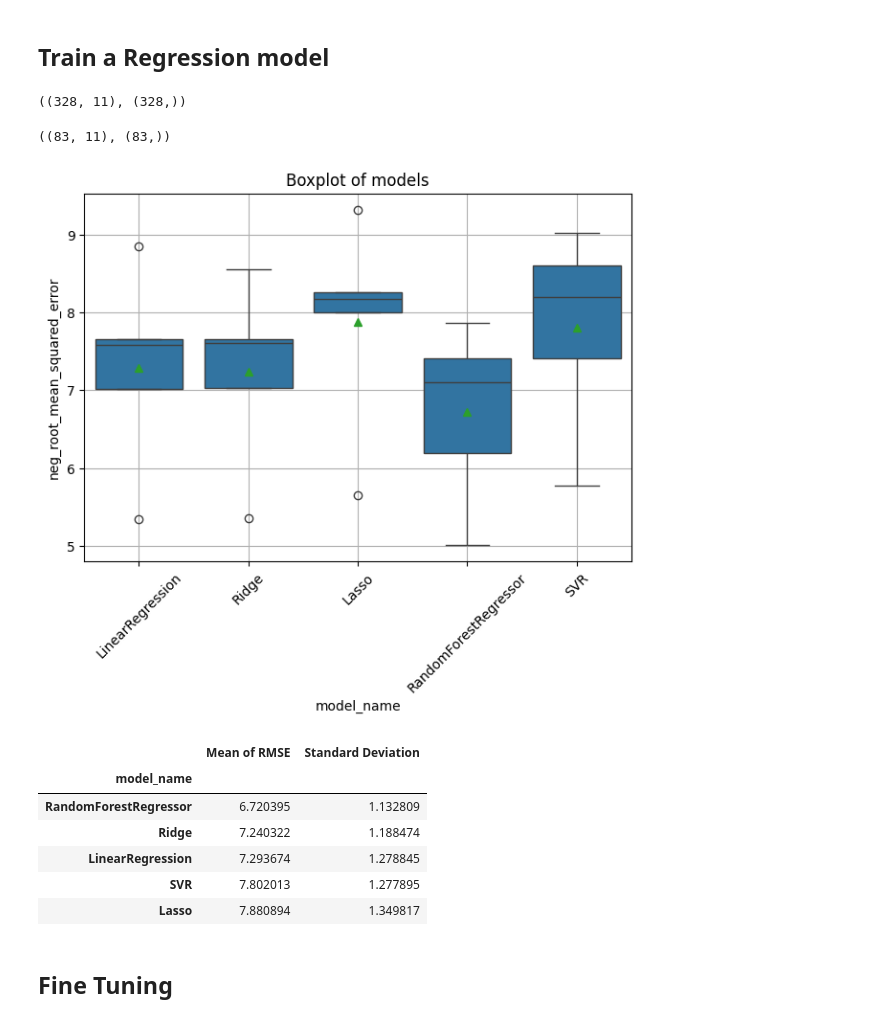
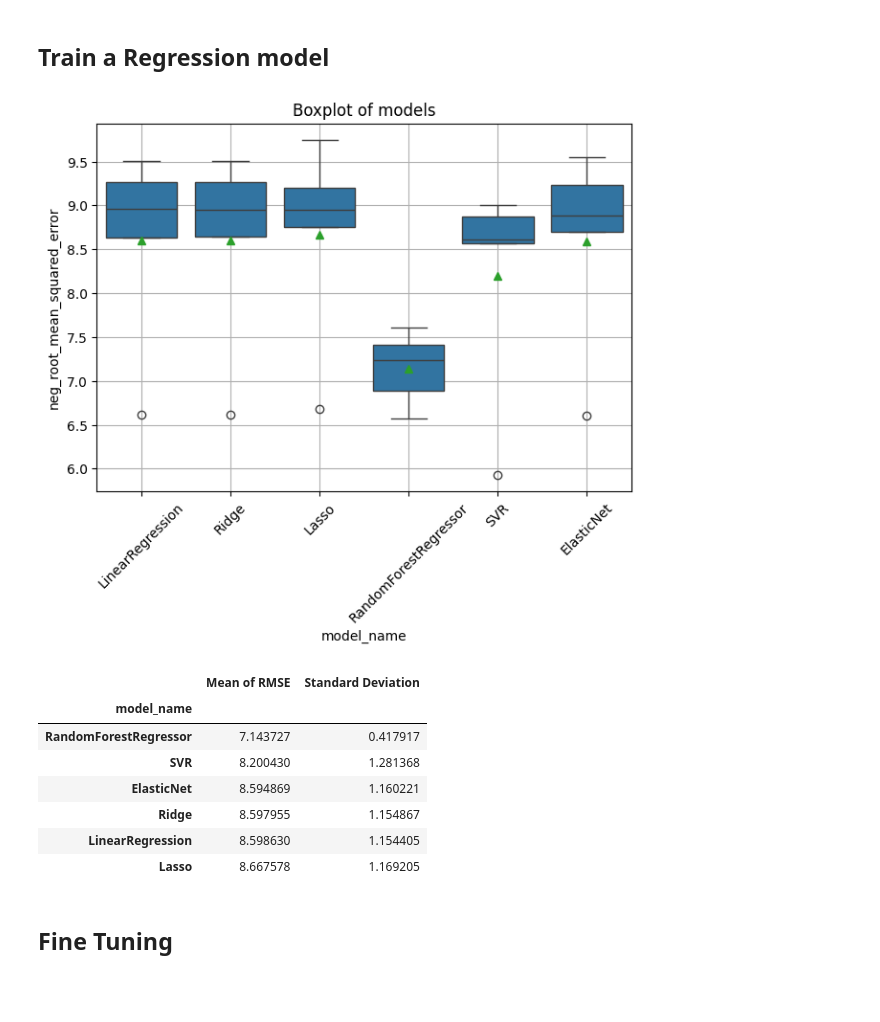
Before and after one commit to thangquang09/HCMUS, a Jupyter notebook: IntroduceDS/Lab02_RegressionModel.ipynb, the cells around one changed output. Saved outputs shown, nothing was run; the diff lists cells and outputs as text; code cells hidden in the pictures; blank space fills up the shorter version.

```diff
--- a/IntroduceDS/Lab02_RegressionModel.ipynb
+++ b/IntroduceDS/Lab02_RegressionModel.ipynb
@@ -223,15 +255,9 @@ array([[0.0, 0.0, 1.0, 0.0, 0.0, 1.0, 0.0, 0.0, 32.0, 84.87882, 10],
 # %%
 # Split data
 from sklearn.model_selection import train_test_split
-X_train, X_test, y_train, y_test = train_test_split(X_transformed, y, test_size=0.2, random_state=42)
+X_train, X_test, y_train, y_test = train_test_split(X, y, test_size=0.2, random_state=42)
 print(f'Train size: {len(X_train)}')
 print(f'Test size: {len(X_test)}')
 # %% [output]
 Train size: 328
 Test size: 83
-# %%
-# Feature scaling
-from sklearn.preprocessing import StandardScaler
-sc = StandardScaler()
-X_train[:, K + 4:] = sc.fit_transform(X_train[:, K + 4:])
-X_test[:, K + 4:] = sc.transform(X_test[:, K + 4:])
@@ -272,15 +264,10 @@ plt.show()
+# %%
+X_train_prep = preprocessing_pipeline.fit_transform(X_train)
+X_test_prep = preprocessing_pipeline.transform(X_test)
 # %% [markdown]
 ## Train a Regression model
-# %%
-(X_train.shape, y_train.shape)
-# %% [output]
-((328, 11), (328,))
-# %%
-(X_test.shape, y_test.shape)
-# %% [output]
-((83, 11), (83,))
 # %%
-from sklearn.linear_model import LinearRegression, Ridge, Lasso
+from sklearn.linear_model import LinearRegression, Ridge, Lasso, ElasticNet
 from sklearn.ensemble import RandomForestRegressor
 from sklearn.svm import SVR
 
@@ -289,7 +276,8 @@ models = [
     Ridge(),
     Lasso(),
     RandomForestRegressor(random_state=42),
-    SVR()
+    SVR(),
+    ElasticNet(alpha = 0.1, l1_ratio = 0.5)
 ]
 # %%
 from sklearn.model_selection import cross_val_score
@@ -321,16 +309,17 @@ def generate_baseline_results(models, X, y, metrics, cv = 5, plot_results = Fals
     baseline_results.sort_values(by = ['Mean of RMSE'], ascending=True, inplace = True)
     return baseline_results
 # %%
-generate_baseline_results(models, X_train, y_train, cv = 5, metrics = 'neg_root_mean_squared_error', plot_results=True)
+generate_baseline_results(models, X_train_prep, y_train, cv = 5, metrics = 'neg_root_mean_squared_error', plot_results=True)
 # %% [output]
-[figure, old version]
+[figure, new version]
 |  | Mean of RMSE | Standard Deviation |
 | model_name |  |  |
-| RandomForestRegressor | 6.720395 | 1.132809 |
-| Ridge | 7.240322 | 1.188474 |
-| LinearRegression | 7.293674 | 1.278845 |
-| SVR | 7.802013 | 1.277895 |
-| Lasso | 7.880894 | 1.349817 |
+| RandomForestRegressor | 7.143727 | 0.417917 |
+| SVR | 8.200430 | 1.281368 |
+| ElasticNet | 8.594869 | 1.160221 |
+| Ridge | 8.597955 | 1.154867 |
+| LinearRegression | 8.598630 | 1.154405 |
+| Lasso | 8.667578 | 1.169205 |
 # %% [markdown]
 ## Fine Tuning
 # %% [markdown]
```
Also changed, not shown: parts of 23 cells of this notebook, 2 other files.
